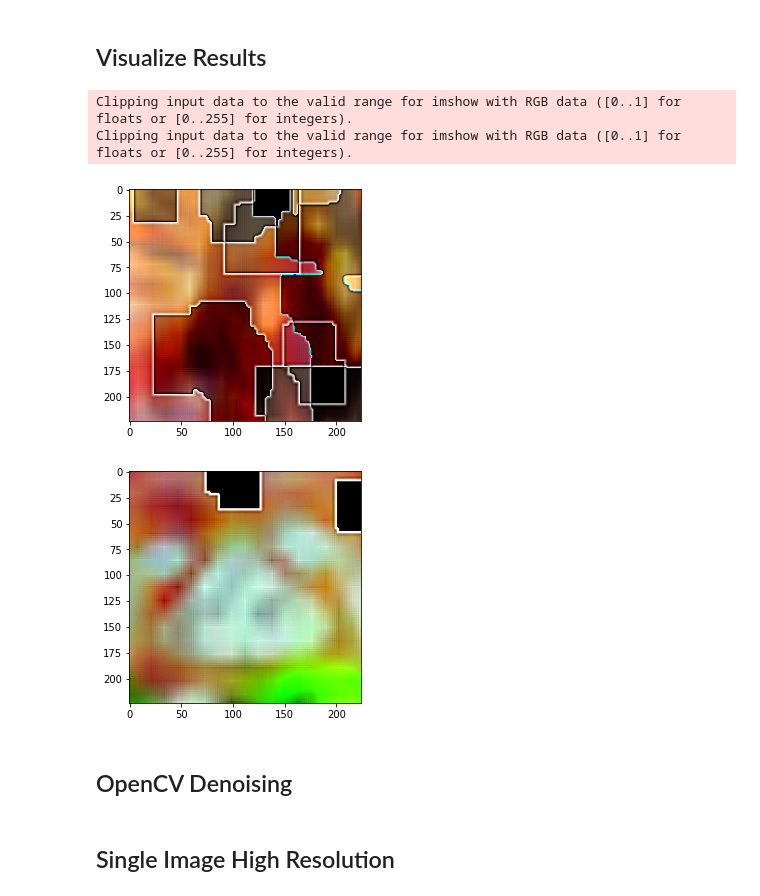
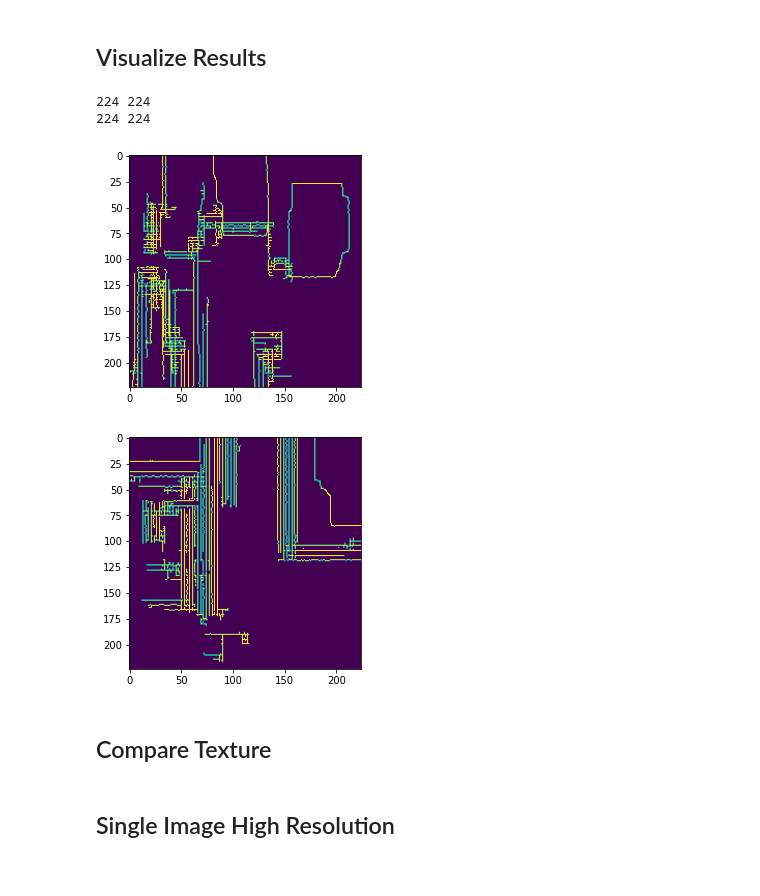
Before and after one commit to anas-awadalla/Incepto, a Jupyter notebook: interpretability_experiments/Image_High_Res_Interpretability_Attribution_Experiment.ipynb, the cells around one changed output. Saved outputs shown, nothing was run; the diff lists cells and outputs as text; code cells hidden in the pictures.

Commit message:
Added edge and texture comparisons

```diff
--- a/interpretability_experiments/Image_High_Res_Interpretability_Attribution_Experiment.ipynb
+++ b/interpretability_experiments/Image_High_Res_Interpretability_Attribution_Experiment.ipynb
@@ -59,8 +59,8 @@ import cv2
 def remove_background():
     #== Parameters =======================================================================
     BLUR = 5
-    CANNY_THRESH_1 = 20
-    CANNY_THRESH_2 = 30
+    CANNY_THRESH_1 = 10
+    CANNY_THRESH_2 = 10
     MASK_DILATE_ITER = 20
     MASK_ERODE_ITER = 20
     MASK_COLOR = (0.0,0.0,0.0) # In BGR format
@@ -144,12 +144,13 @@ for x,y in tqdm(dataloader):
       top_left = true_points.min(axis=0)
       # take the largest points and use them as the bottom right of your crop
       bottom_right = true_points.max(axis=0)
+      x = x.squeeze()
       save_image(x, 'org.png')
-      x = trans_color(x.cpu().squeeze()).cpu().detach().numpy()
-
       out = x[:,top_left[1]:bottom_right[1],
                 top_left[2]:bottom_right[2]]
       out =  torch.tensor(out, dtype=torch.float)
       save_image(out, 'img1.png')
       out = remove_background()
-      results.append(torch.tensor(out, dtype=torch.float).permute(2,0,1))
+      out = cv2.Canny(out,10,90)
+
+      results.append(torch.tensor(out, dtype=torch.float))
@@ -275,33 +272,51 @@ def choose_sim(arr,target,ratio):
 ## Use Highest Activation
 # %% [markdown]
 ## Find visualization by individual pixel comparisons
+# %%
+def get_representation(arr):
+  li = []
+  for i in range(224):
+    li.append([])
+    for j in range(224):
+      dist = {0:0,1:0}
+      for img in arr:
+        pixel = img[0][i][j]
+        if pixel > 0:
+          pixel = 1
+        else:
+          pixel = 0
+        dist.update({pixel:dist.get(pixel)+1})
+      if(dist.get(0)>dist.get(1)):
+        li[i].append(0)
+      else:
+        li[i].append(1)
+  return li
 # %% [markdown]
 ## Visualize Results
 # %%
 import matplotlib.pyplot as plt
 from scipy import ndimage
 import cv2
 
 i = 0
 for key in clusters.keys():
   fig = plt.figure(figsize=(40,40))
   ax = fig.add_subplot(8, 8, i + 1)
   arr = get_similar(clusters.get(key))
-  arr = choose_sim(list(arr),clusters.get(key),0)
-  arr = (sum(arr)/(len(arr)))
-  img = np.asarray(torch.tensor(arr).cpu().squeeze().permute(1,2,0).detach().numpy() )
+  arr = choose_sim(list(arr),clusters.get(key),0.9)
+  arr = get_representation(arr)
+  print(len(arr),len(arr[0]))
+  img = np.asarray(torch.tensor(arr).cpu().squeeze().detach().numpy() )
   filter_blurred_f = ndimage.gaussian_filter(img, 1)
-  alpha = 5
+  alpha = 4
   sharpened = img + alpha * (img - filter_blurred_f)
-  # dst = cv2.fastNlMeansDenoisingColored(sharpened,None,10,10,7,21)
-
   ax.imshow(sharpened)
   i += 1
 plt.show()
 # %% [output]
-Clipping input data to the valid range for imshow with RGB data ([0..1] for floats or [0..255] for integers).
-Clipping input data to the valid range for imshow with RGB data ([0..1] for floats or [0..255] for integers).
+224 224
+224 224
-[figure, old version]
+[figure, new version]
-[figure, old version]
+[figure, new version]
-# %% [markdown]
-## OpenCV Denoising
+# %% [markdown]
+## Compare Texture
```
Also changed, not shown: parts of 9 cells of this notebook.
